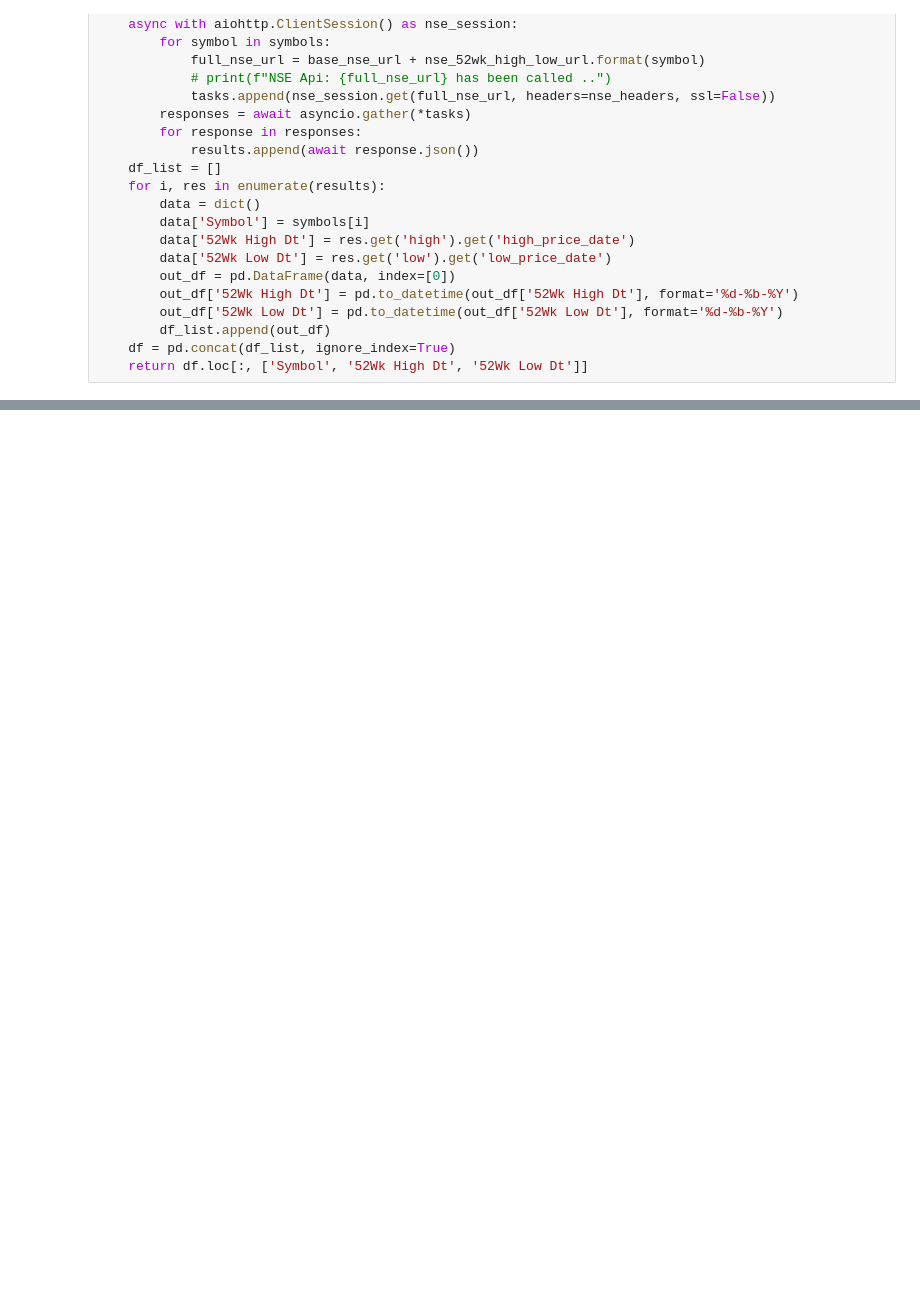
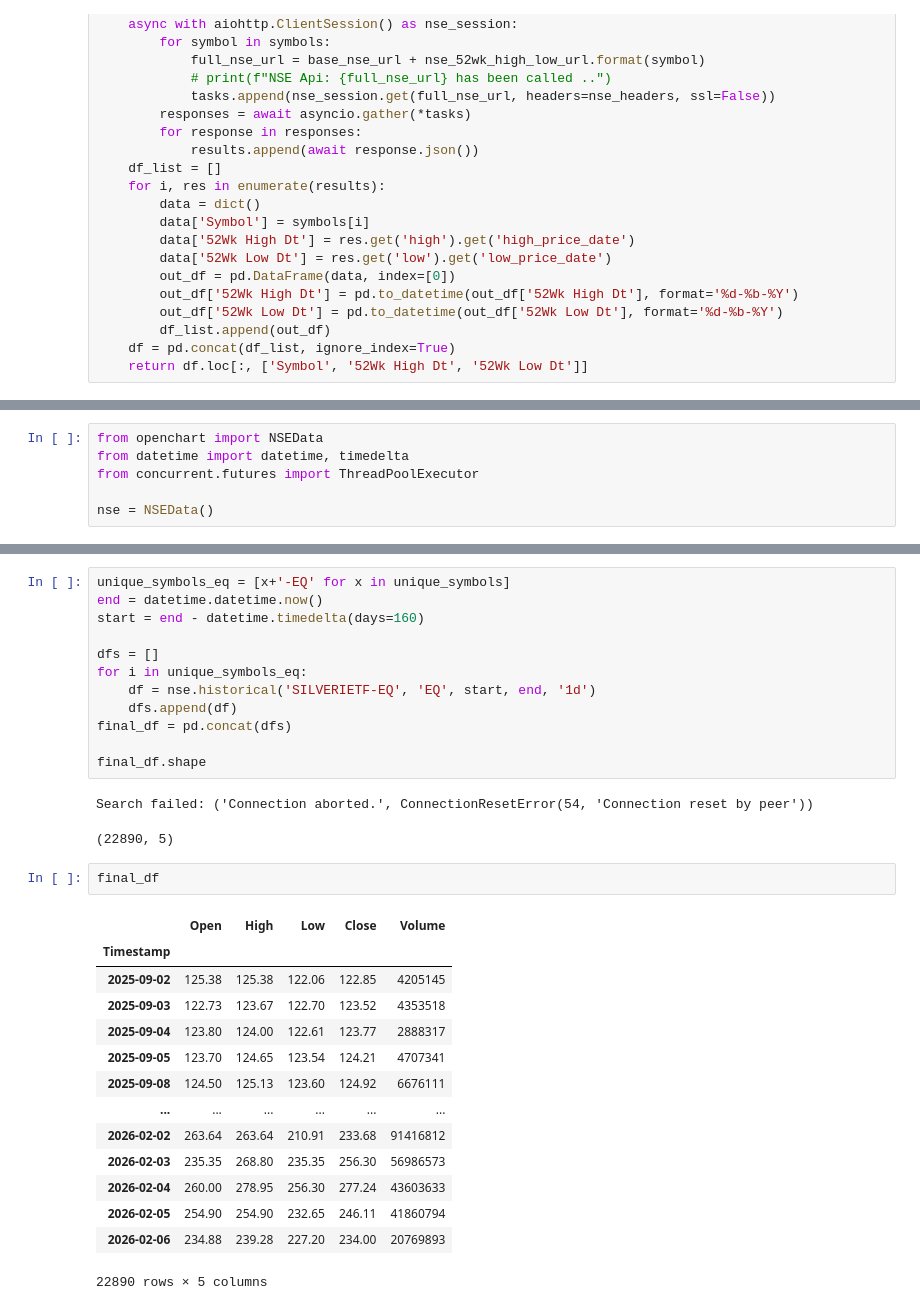
Before and after one commit to Indra-Learn/tdf-stack, a Jupyter notebook: tdf_notebooks/001_etf_algo_strategy.ipynb, the cells around one changed output, grey strips where cells are left out. Saved outputs shown, nothing was run; the diff lists cells and outputs as text; blank space fills up the shorter version.

```diff
--- a/tdf_notebooks/001_etf_algo_strategy.ipynb
+++ b/tdf_notebooks/001_etf_algo_strategy.ipynb
@@ -214,0 +300,6 @@ print(f"final Dataframe Loaded: {etf_ohlc_20dma_athl_52wkhl_df.shape}")
+# %%
+from openchart import NSEData
+from datetime import datetime, timedelta
+from concurrent.futures import ThreadPoolExecutor
+
+nse = NSEData()
@@ -214,0 +332,32 @@ print(f"final Dataframe Loaded: {etf_ohlc_20dma_athl_52wkhl_df.shape}")
+# %%
+unique_symbols_eq = [x+'-EQ' for x in unique_symbols]
+end = datetime.datetime.now()
+start = end - datetime.timedelta(days=160)
+
+dfs = []
+for i in unique_symbols_eq:
+    df = nse.historical('SILVERIETF-EQ', 'EQ', start, end, '1d')
+    dfs.append(df)
+final_df = pd.concat(dfs)
+
+final_df.shape
+# %% [output]
+Search failed: ('Connection aborted.', ConnectionResetError(54, 'Connection reset by peer'))
+(22890, 5)
+# %%
+final_df
+# %% [output]
+|  | Open | High | Low | Close | Volume |
+| Timestamp |  |  |  |  |  |
+| 2025-09-02 | 125.38 | 125.38 | 122.06 | 122.85 | 4205145 |
+| 2025-09-03 | 122.73 | 123.67 | 122.70 | 123.52 | 4353518 |
+| 2025-09-04 | 123.80 | 124.00 | 122.61 | 123.77 | 2888317 |
+| 2025-09-05 | 123.70 | 124.65 | 123.54 | 124.21 | 4707341 |
+| 2025-09-08 | 124.50 | 125.13 | 123.60 | 124.92 | 6676111 |
+| ... | ... | ... | ... | ... | ... |
+| 2026-02-02 | 263.64 | 263.64 | 210.91 | 233.68 | 91416812 |
+| 2026-02-03 | 235.35 | 268.80 | 235.35 | 256.30 | 56986573 |
+| 2026-02-04 | 260.00 | 278.95 | 256.30 | 277.24 | 43603633 |
+| 2026-02-05 | 254.90 | 254.90 | 232.65 | 246.11 | 41860794 |
+| 2026-02-06 | 234.88 | 239.28 | 227.20 | 234.00 | 20769893 |
+22890 rows × 5 columns
```
Also changed, not shown: parts of 19 cells of this notebook, 4 other files.
